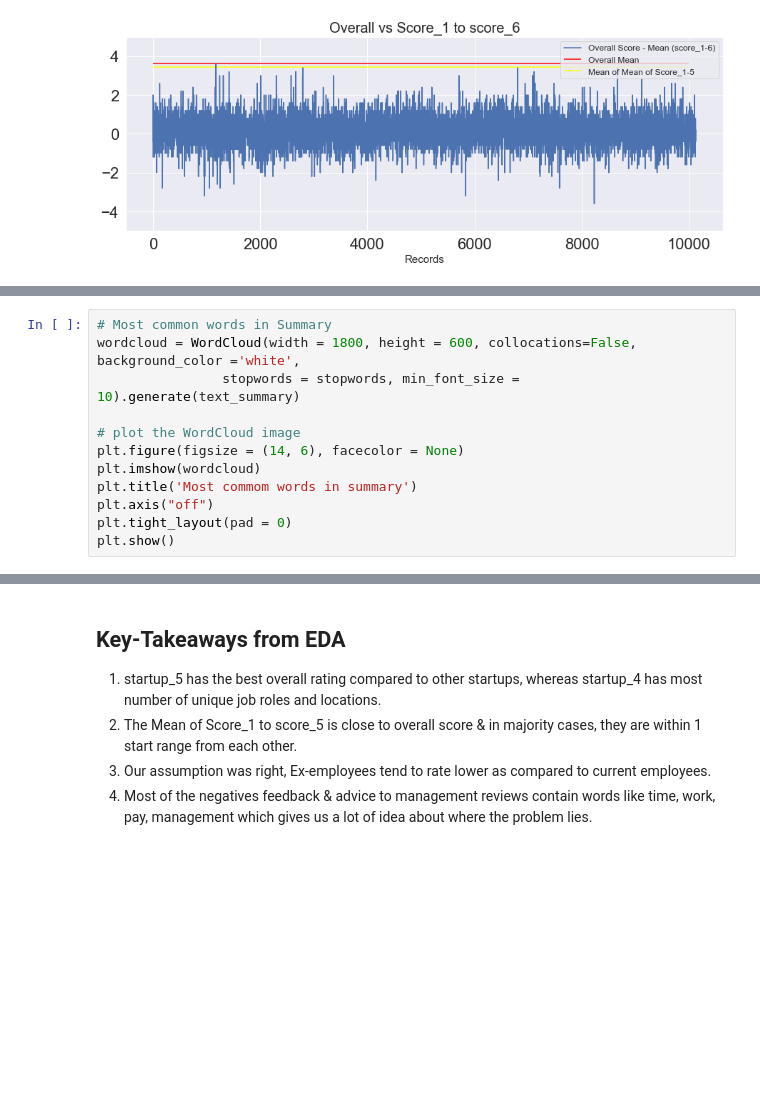
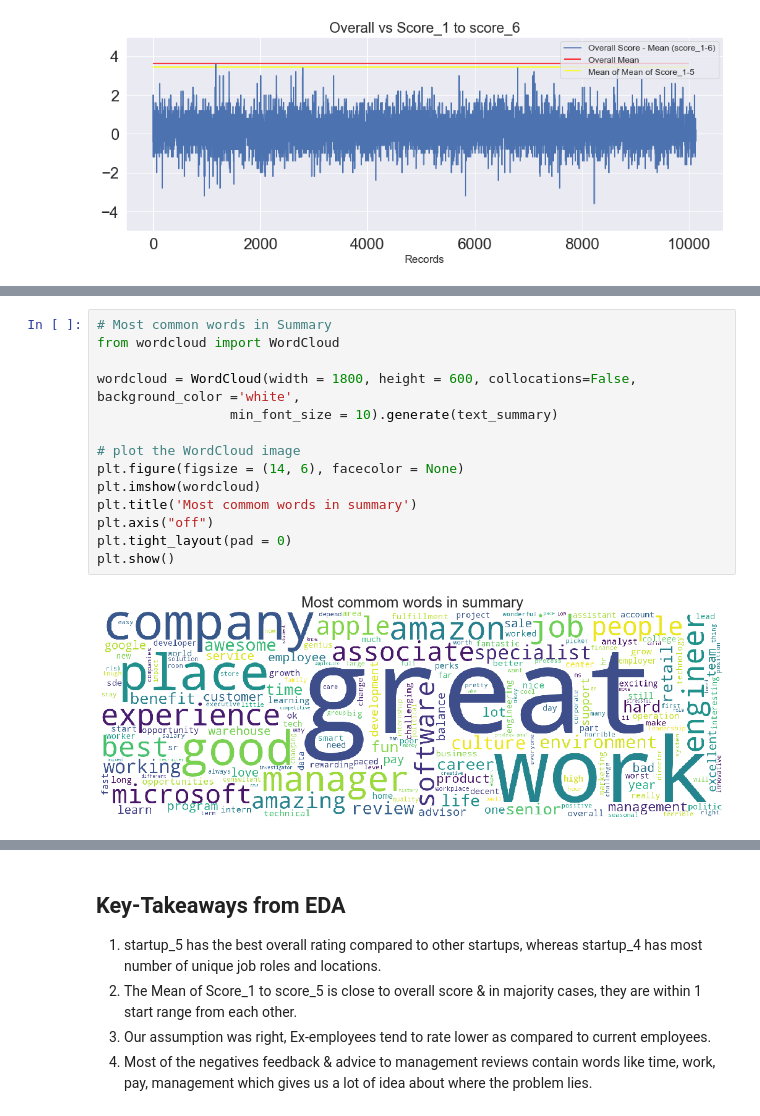
Before and after one commit to kumaranurag7/Job-Reviews-Analysis-Prediction, a Jupyter notebook: Job_reviews_ratings_analysis_and_prediction.ipynb, the cells around one changed output, grey strips where cells are left out. Saved outputs shown, nothing was run; the diff lists cells and outputs as text; blank space fills up the shorter version.

```diff
--- a/Job_reviews_ratings_analysis_and_prediction.ipynb
+++ b/Job_reviews_ratings_analysis_and_prediction.ipynb
@@ -163,16 +164,20 @@ text_negatives = get_text(train.negatives)
 text_advice = get_text(train.advice_to_mgmt.dropna())
 # %%
 # Most common words in Summary
+from wordcloud import WordCloud
+
 wordcloud = WordCloud(width = 1800, height = 600, collocations=False, background_color ='white',
-                stopwords = stopwords, min_font_size = 10).generate(text_summary)
+                 min_font_size = 10).generate(text_summary)
 
 # plot the WordCloud image
 plt.figure(figsize = (14, 6), facecolor = None)
 plt.imshow(wordcloud)
 plt.title('Most commom words in summary')
 plt.axis("off")
 plt.tight_layout(pad = 0)
 plt.show()
+# %% [output]
+[figure, added]
 # %%
 # Most common words in Summary
 fig, (ax1, ax2) = plt.subplots(1, 2, figsize = (18,6))
```
Also changed, not shown: parts of 16 cells of this notebook.
